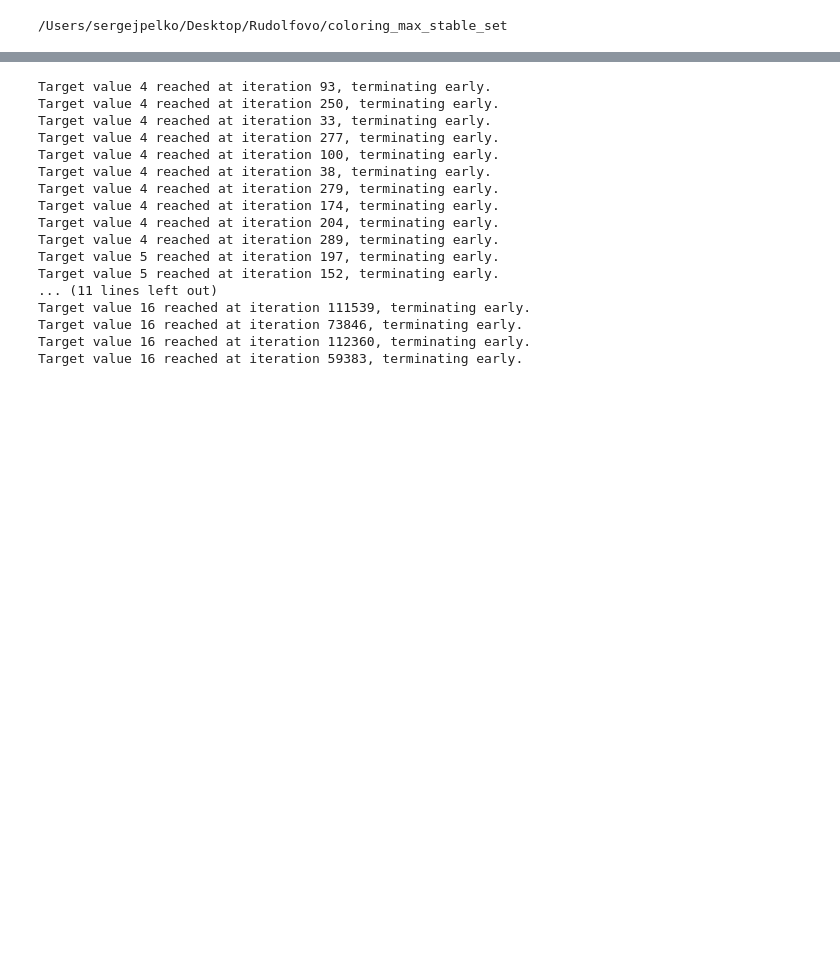
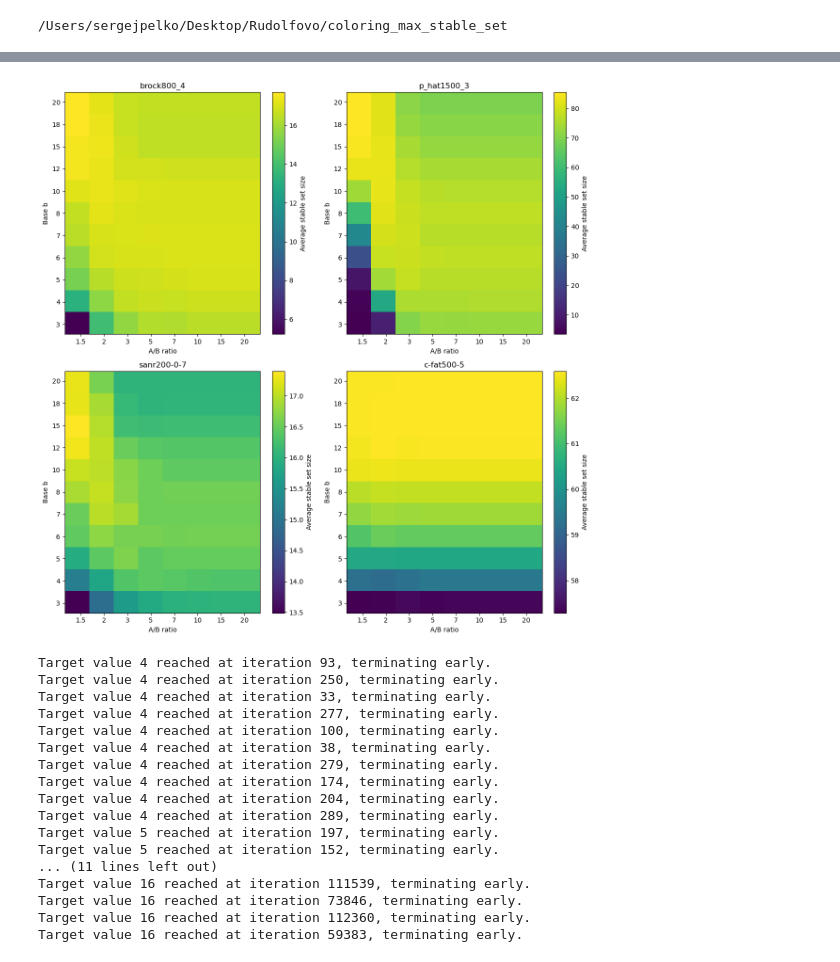
Before and after one commit to serjoza0/petford-welsh-qubo, a Jupyter notebook: analysis/analysis.ipynb, the cells around one changed output, grey strips where cells are left out. Drawn from its saved outputs; the diff is of its cells as text; code cells hidden in the pictures; blank space fills up the shorter version.

```diff
--- a/analysis/analysis.ipynb
+++ b/analysis/analysis.ipynb
@@ -119 +127,36 @@ plt.show()
+# %%
+fig, ax = plt.subplots(2,2, figsize=(12,12))
+
+
+for i, (instance, size) in enumerate(INSTANCES.items()):
+    data_per_instance = [e for e in data if e["instance"] == instance]
+    bases = np.array([int(e["base"]) for e in data_per_instance])
+    ratios = np.array([float(e["ratio"]) for e in data_per_instance])
+    sizes = np.array([e["sizes"] for e in data_per_instance])
+    sizes = [list(map(int, s.strip("[]").split(","))) for s in sizes]
+    sizes_mean = [np.mean(s) for s in sizes]
+    sizes_mean_matrix = np.zeros((len(BASES), len(B_RATIOS)))
+    for j, b in enumerate(BASES):
+        for k, r in enumerate(B_RATIOS):
+            idx = np.where((bases == b) & (ratios == r))[0]
+            if len(idx) > 0:
+                sizes_mean_matrix[j, k] = sizes_mean[idx[0]]
+            else:
+                sizes_mean_matrix[j, k] = np.nan
+    im = ax[i//2, i%2].imshow(sizes_mean_matrix, cmap='viridis', aspect='auto', origin='lower', extent=[min(B_RATIOS), max(B_RATIOS), min(BASES), max(BASES)])
+    ax[i//2, i%2].set_xticks(np.linspace(min(B_RATIOS)+1.5, max(B_RATIOS)-1.5, len(B_RATIOS)))
+    ax[i//2, i%2].set_xticklabels(B_RATIOS)
+    ax[i//2, i%2].set_yticks(np.linspace(min(BASES)+0.7, max(BASES)-0.7, len(BASES)))
+    ax[i//2, i%2].set_yticklabels(BASES)
+    ax[i//2, i%2].set_xlabel("A/B ratio")
+    ax[i//2, i%2].set_ylabel("Base b")
+    ax[i//2, i%2].set_title(f"{instance}")
+    cbar = plt.colorbar(im, ax=ax[i//2, i%2])
+    cbar.set_label('Average stable set size')
+
+plt.tight_layout()
+plt.savefig(f"./results/param_sweep_results_heatmap_A{A}_num_attempts{NUM_ATTEMPTS}_max_iters{MAX_ITERS}.png")
+plt.show()
+# %% [output]
+[figure, added]
 # %%
```
Also changed, not shown: parts of 6 cells of this notebook, 21 other files.
